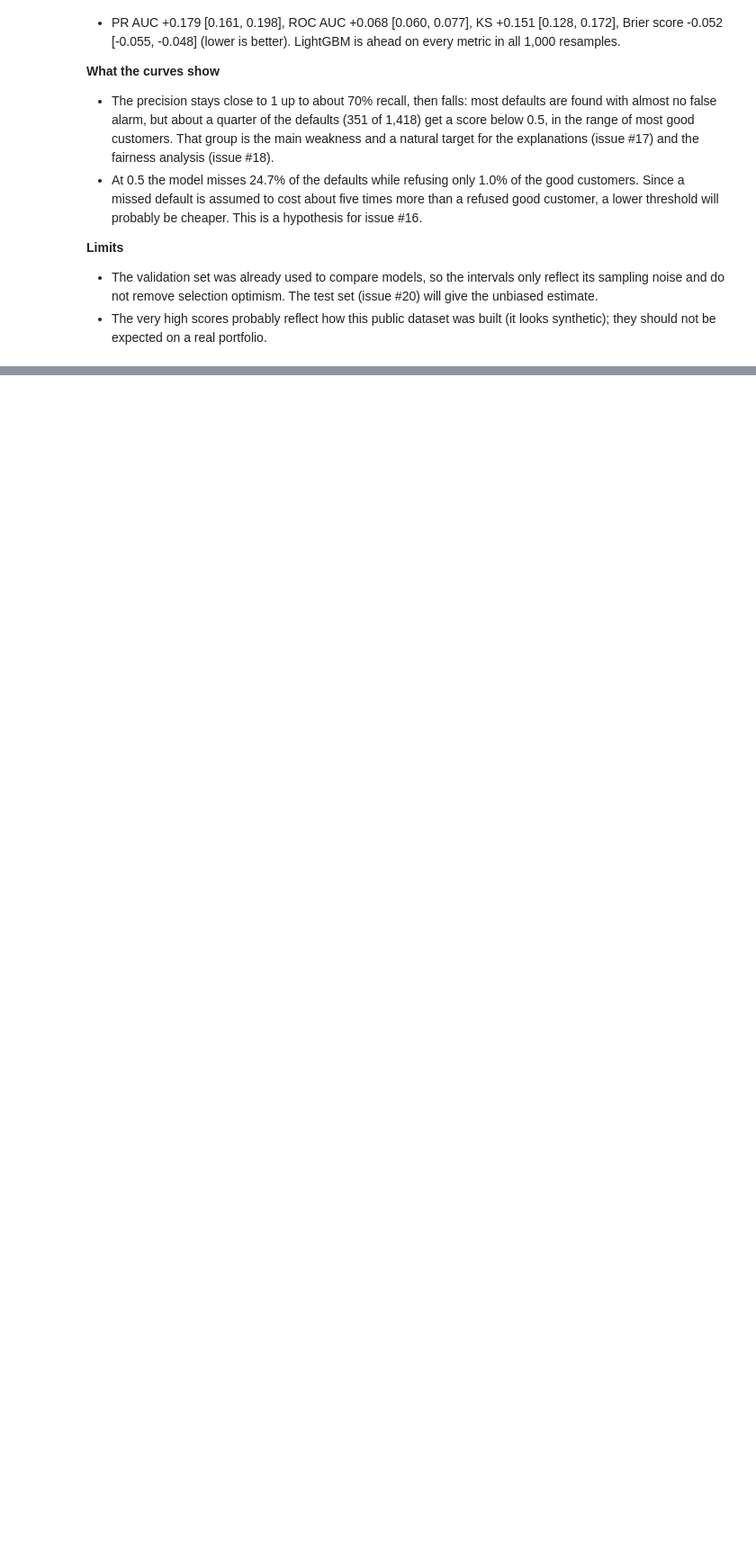
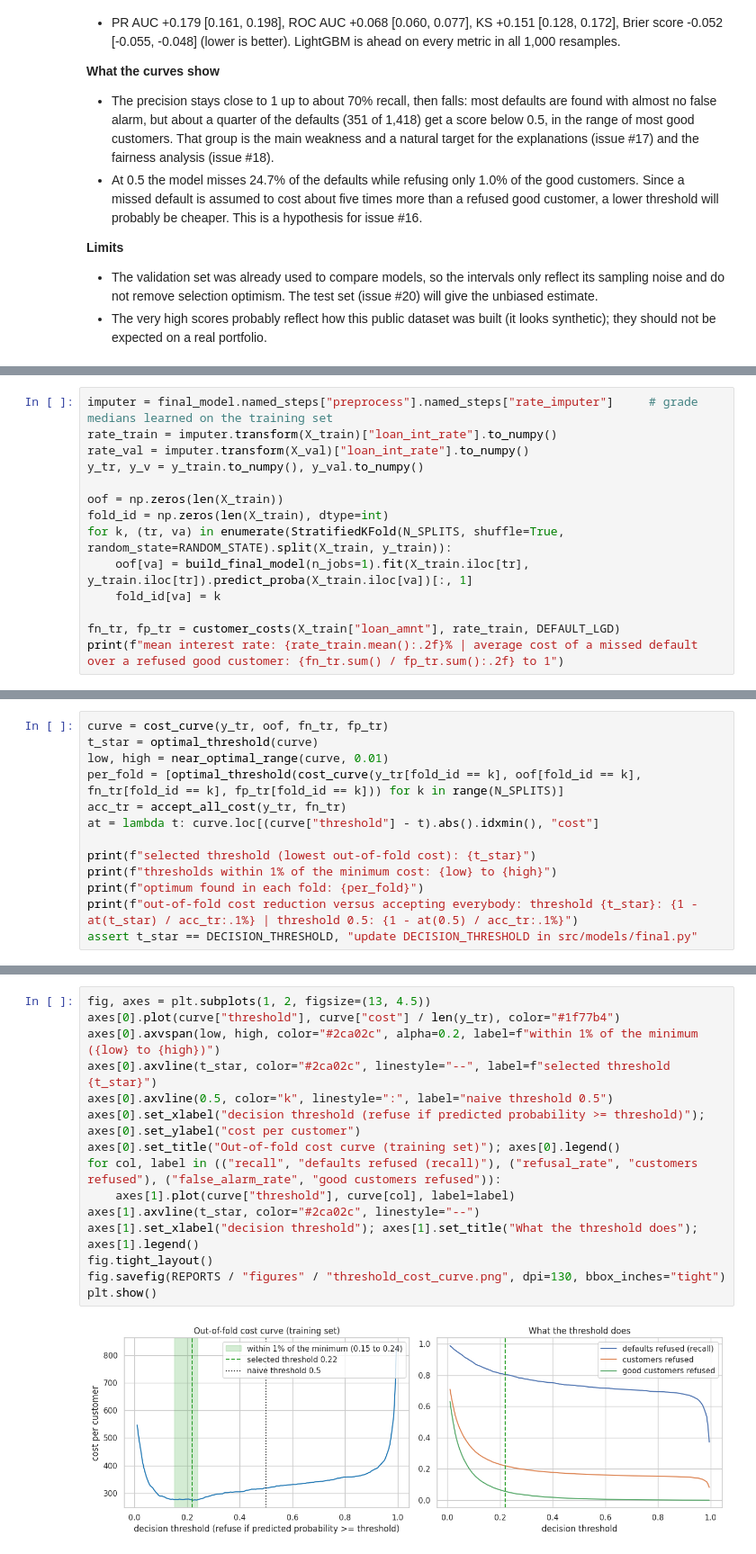
Before and after one commit to cheickbougoum90-web/credit-risk-scoring, a Jupyter notebook: notebooks/03_evaluation_explainability.ipynb, the cells around one changed output, grey strips where cells are left out. Shown at 90% size. Saved outputs shown, nothing was run; the diff lists cells and outputs as text; blank space fills up the shorter version.

Commit message:
Choose the decision threshold from the cost matrix on out-of-fold predictions. Closes #16

```diff
--- a/notebooks/03_evaluation_explainability.ipynb
+++ b/notebooks/03_evaluation_explainability.ipynb
@@ -170,0 +201,14 @@ For the Brier score a lower value is better, so a negative difference favors Lig
+# %%
+imputer = final_model.named_steps["preprocess"].named_steps["rate_imputer"]     # grade medians learned on the training set
+rate_train = imputer.transform(X_train)["loan_int_rate"].to_numpy()
+rate_val = imputer.transform(X_val)["loan_int_rate"].to_numpy()
+y_tr, y_v = y_train.to_numpy(), y_val.to_numpy()
+
+oof = np.zeros(len(X_train))
+fold_id = np.zeros(len(X_train), dtype=int)
+for k, (tr, va) in enumerate(StratifiedKFold(N_SPLITS, shuffle=True, random_state=RANDOM_STATE).split(X_train, y_train)):
+    oof[va] = build_final_model(n_jobs=1).fit(X_train.iloc[tr], y_train.iloc[tr]).predict_proba(X_train.iloc[va])[:, 1]
+    fold_id[va] = k
+
+fn_tr, fp_tr = customer_costs(X_train["loan_amnt"], rate_train, DEFAULT_LGD)
+print(f"mean interest rate: {rate_train.mean():.2f}% | average cost of a missed default over a refused good customer: {fn_tr.sum() / fp_tr.sum():.2f} to 1")
@@ -170,0 +217,13 @@ For the Brier score a lower value is better, so a negative difference favors Lig
+# %%
+curve = cost_curve(y_tr, oof, fn_tr, fp_tr)
+t_star = optimal_threshold(curve)
+low, high = near_optimal_range(curve, 0.01)
+per_fold = [optimal_threshold(cost_curve(y_tr[fold_id == k], oof[fold_id == k], fn_tr[fold_id == k], fp_tr[fold_id == k])) for k in range(N_SPLITS)]
+acc_tr = accept_all_cost(y_tr, fn_tr)
+at = lambda t: curve.loc[(curve["threshold"] - t).abs().idxmin(), "cost"]
+
+print(f"selected threshold (lowest out-of-fold cost): {t_star}")
+print(f"thresholds within 1% of the minimum cost: {low} to {high}")
+print(f"optimum found in each fold: {per_fold}")
+print(f"out-of-fold cost reduction versus accepting everybody: threshold {t_star}: {1 - at(t_star) / acc_tr:.1%} | threshold 0.5: {1 - at(0.5) / acc_tr:.1%}")
+assert t_star == DECISION_THRESHOLD, "update DECISION_THRESHOLD in src/models/final.py"
@@ -170,0 +235,17 @@ For the Brier score a lower value is better, so a negative difference favors Lig
+# %%
+fig, axes = plt.subplots(1, 2, figsize=(13, 4.5))
+axes[0].plot(curve["threshold"], curve["cost"] / len(y_tr), color="#1f77b4")
+axes[0].axvspan(low, high, color="#2ca02c", alpha=0.2, label=f"within 1% of the minimum ({low} to {high})")
+axes[0].axvline(t_star, color="#2ca02c", linestyle="--", label=f"selected threshold {t_star}")
+axes[0].axvline(0.5, color="k", linestyle=":", label="naive threshold 0.5")
+axes[0].set_xlabel("decision threshold (refuse if predicted probability >= threshold)"); axes[0].set_ylabel("cost per customer")
+axes[0].set_title("Out-of-fold cost curve (training set)"); axes[0].legend()
+for col, label in (("recall", "defaults refused (recall)"), ("refusal_rate", "customers refused"), ("false_alarm_rate", "good customers refused")):
+    axes[1].plot(curve["threshold"], curve[col], label=label)
+axes[1].axvline(t_star, color="#2ca02c", linestyle="--")
+axes[1].set_xlabel("decision threshold"); axes[1].set_title("What the threshold does"); axes[1].legend()
+fig.tight_layout()
+fig.savefig(REPORTS / "figures" / "threshold_cost_curve.png", dpi=130, bbox_inches="tight")
+plt.show()
+# %% [output]
+[figure, added]
```
Also changed, not shown: parts of 12 cells of this notebook, 10 other files.
